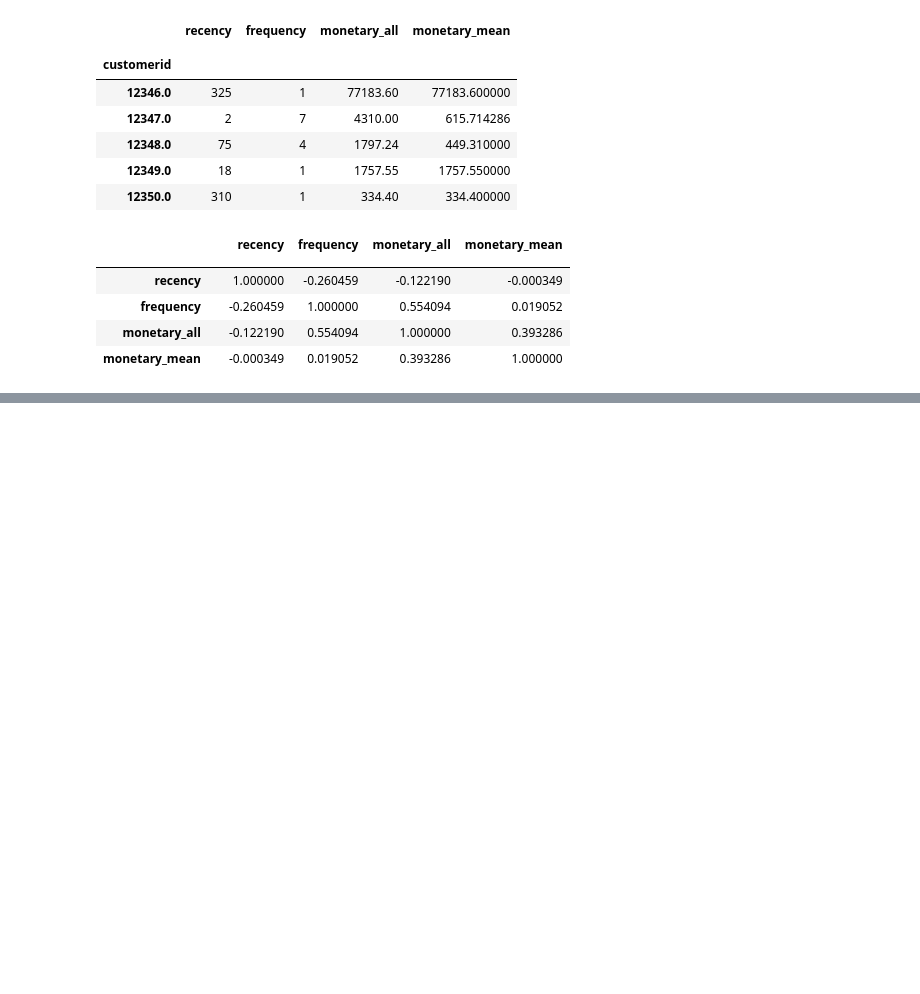
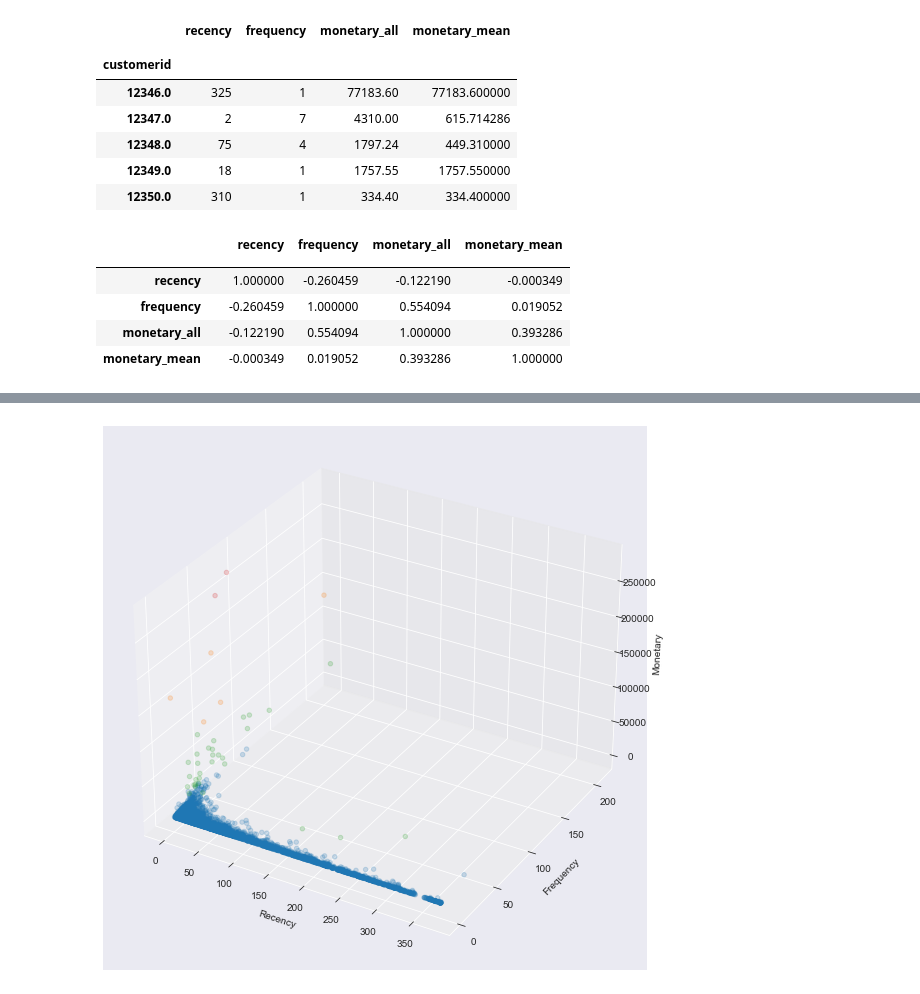
Before and after one commit to ajyeoh/ajyeoh_portfolio, a Jupyter notebook: 2_customer_segmentation_ecommerce/Customer Segmentation - RFM Analysis on E-Commerce Dataset.ipynb, the cells around one changed output, grey strips where cells are left out. Cells and saved outputs as stored; diff of their text form; code cells hidden in the pictures; blank space fills up the shorter version.

```diff
--- a/2_customer_segmentation_ecommerce/Customer Segmentation - RFM Analysis on E-Commerce Dataset.ipynb
+++ b/2_customer_segmentation_ecommerce/Customer Segmentation - RFM Analysis on E-Commerce Dataset.ipynb
@@ -314,0 +321,21 @@ Comment: Doubtful that KMeans will work for this use case. Will try alternative
+# %%
+X=rfm[['recency', 'frequency', 'monetary_all']]
+num_clusters = 4
+
+kmeans_model = KMeans(n_clusters=num_clusters).fit(X)
+out = kmeans_model.fit(X)
+X['cluster'] = out.labels_
+
+fig = plt.figure(figsize=(15,10))
+ax = fig.add_subplot(111, projection = '3d')
+ax.set_xlabel('Recency')
+ax.set_ylabel('Frequency')
+ax.set_zlabel('Monetary')
+
+for x in range(0, num_clusters):
+    hold_x = X[X['cluster'] == x]
+    ax.scatter(hold_x['recency'], hold_x['frequency'], hold_x['monetary_all'], alpha = 0.2 )
+
+plt.show()
+# %% [output]
+[figure, added]
```
Also changed, not shown: parts of 34 cells of this notebook.
